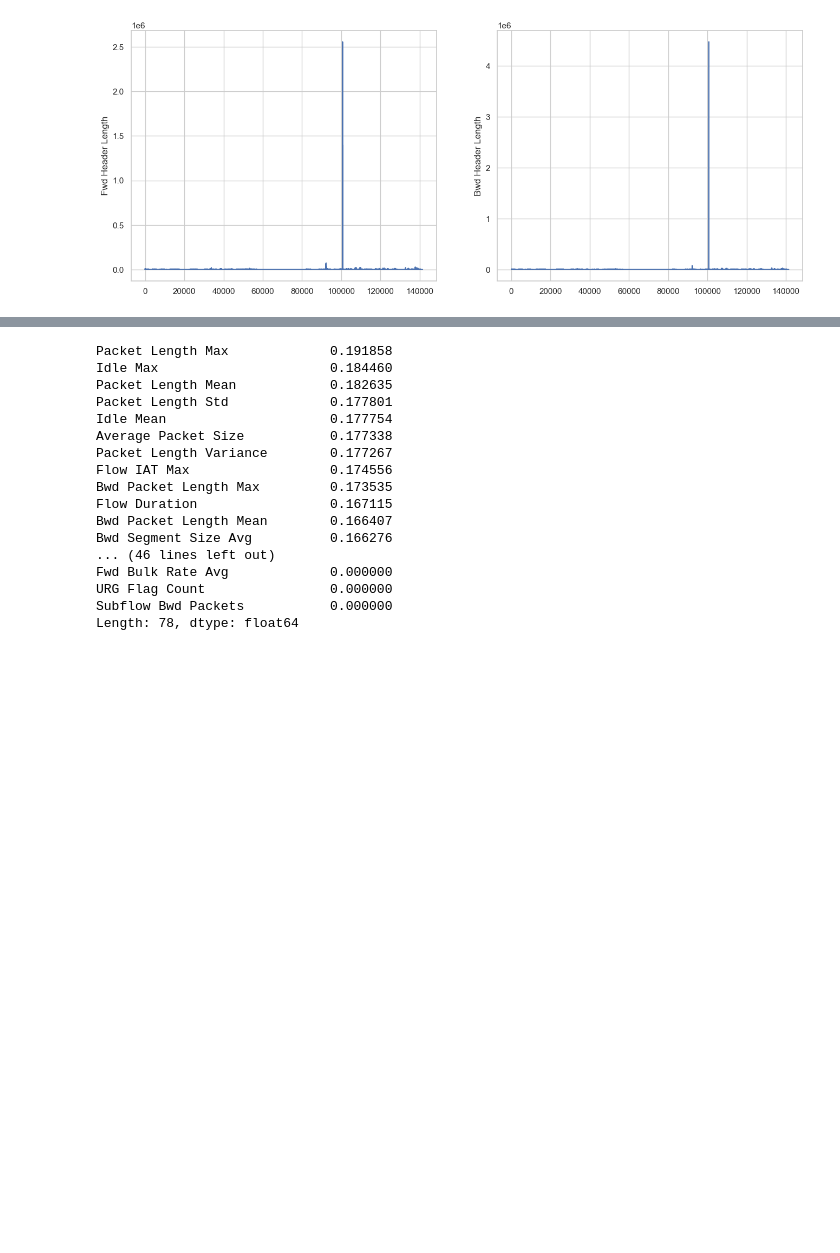
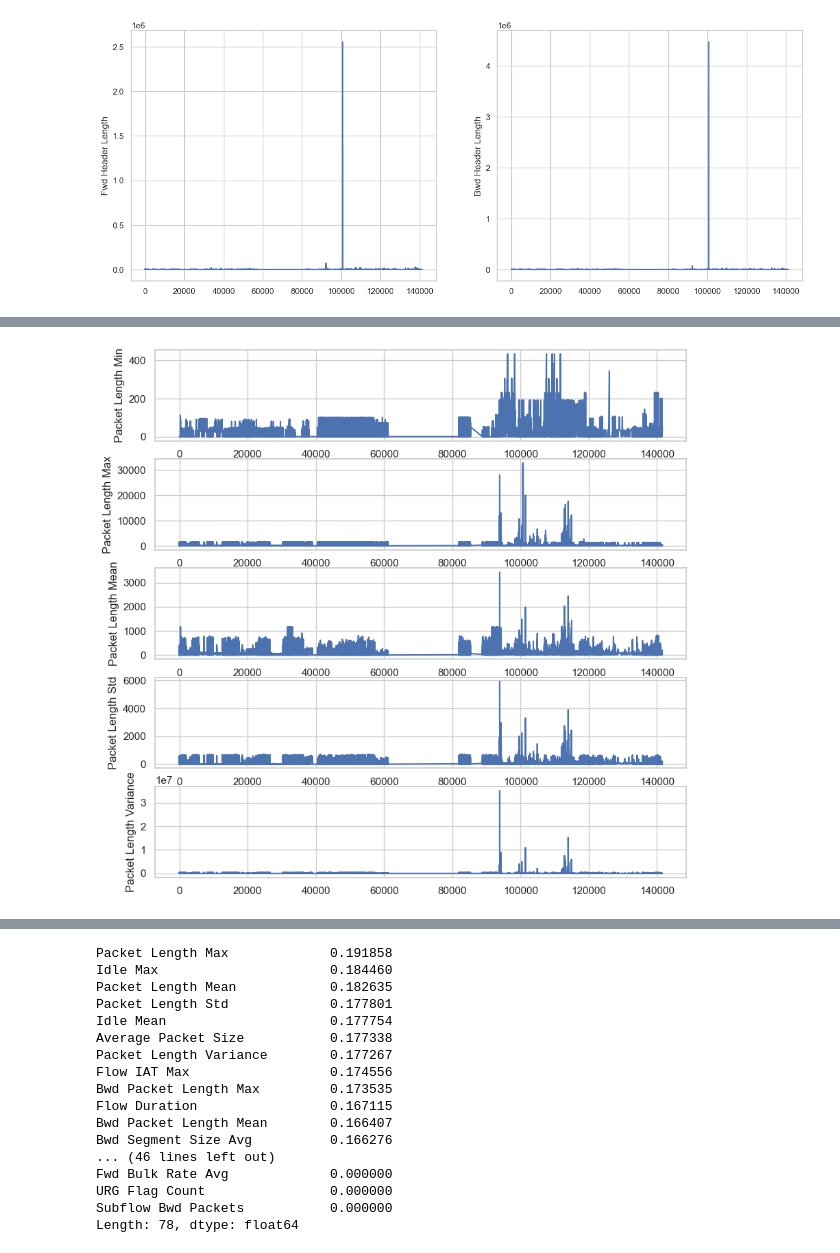
Before and after one commit to BoraDere/Darknet, a Jupyter notebook: nb.ipynb, the cells around one changed output, grey strips where cells are left out. Saved outputs shown, nothing was run; the diff lists cells and outputs as text; code cells hidden in the pictures; blank space fills up the shorter version.

```diff
--- a/nb.ipynb
+++ b/nb.ipynb
@@ -825,0 +920,12 @@ plt.show()
+# %%
+plt.figure(figsize=(10, 10))
+
+cols = ['Packet Length Min', 'Packet Length Max', 'Packet Length Mean', 'Packet Length Std', 'Packet Length Variance']
+
+for i, col in enumerate(cols):
+    plt.subplot(5, 1, i+1)
+    sns.lineplot(outlier_removed_df[col])
+
+plt.show()
+# %% [output]
+[figure, added]
```
Also changed, not shown: parts of 46 cells of this notebook.
